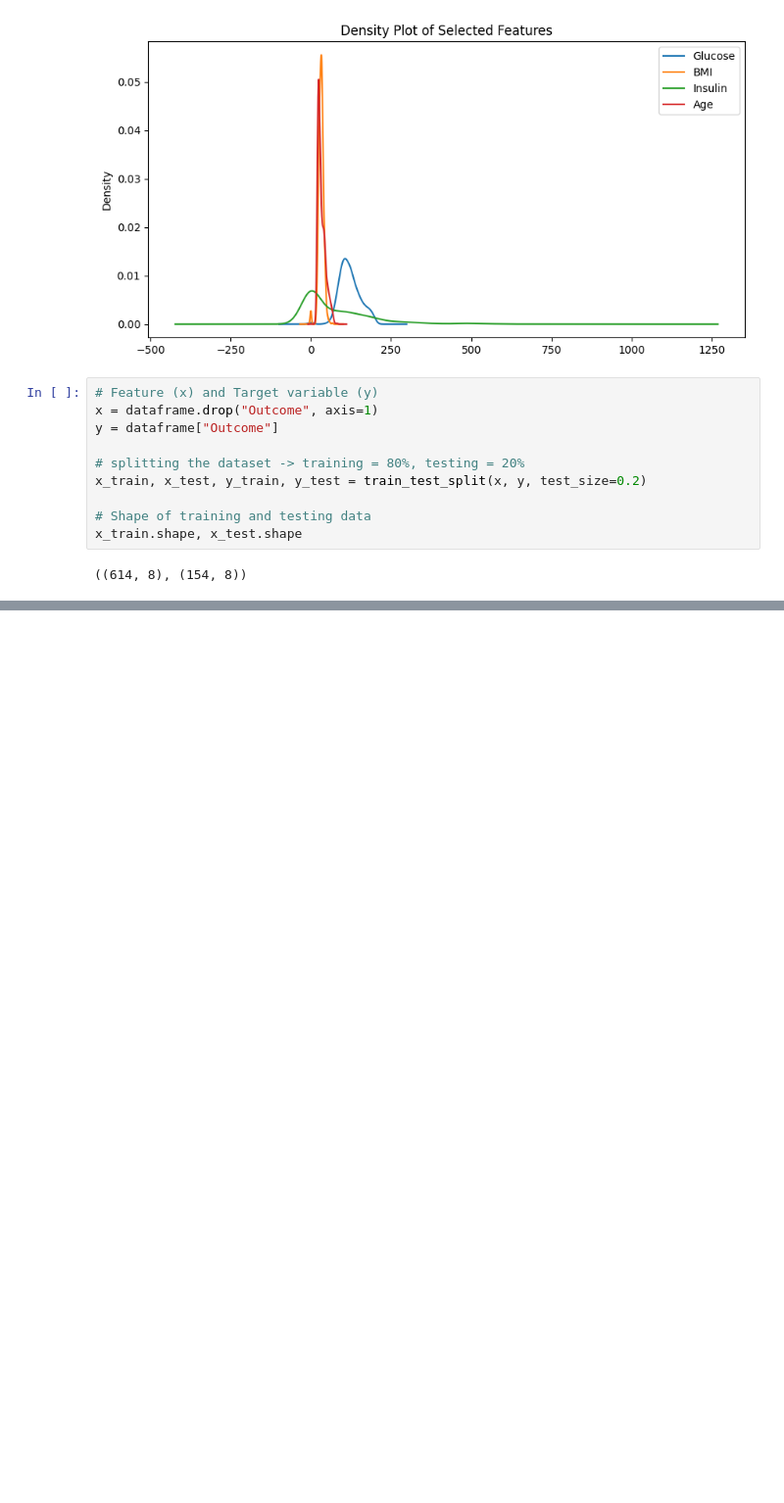
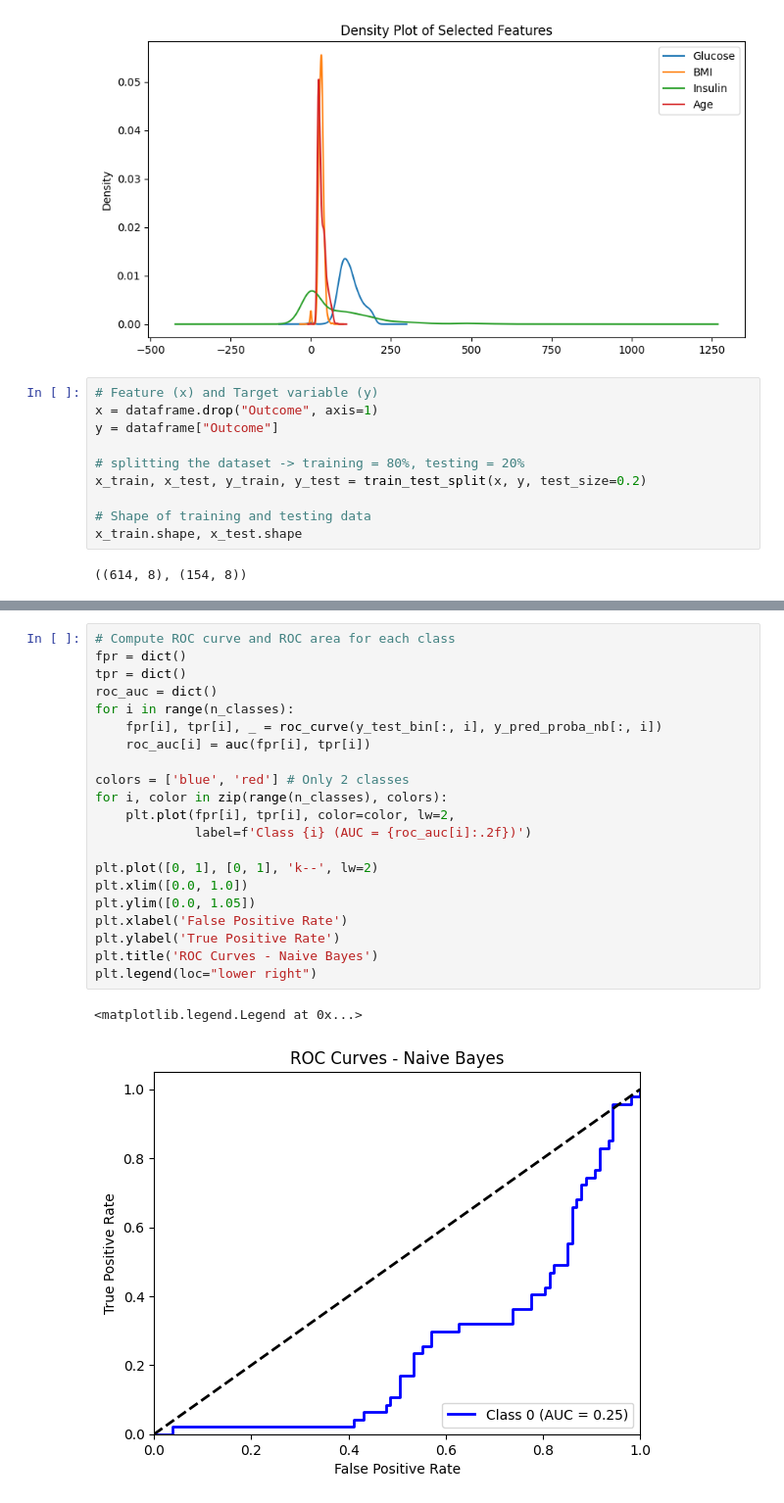
Before and after one commit to garvjain7/Chatbot, a Jupyter notebook: complete_college_ml_lab.ipynb, the cells around one changed output, grey strips where cells are left out. Shown at 98% size. Drawn from its saved outputs; the diff is of its cells as text; blank space fills up the shorter version.

```diff
--- a/complete_college_ml_lab.ipynb
+++ b/complete_college_ml_lab.ipynb
@@ -629,0 +794,24 @@ plt.show()
+# %%
+# Compute ROC curve and ROC area for each class
+fpr = dict()
+tpr = dict()
+roc_auc = dict()
+for i in range(n_classes):
+    fpr[i], tpr[i], _ = roc_curve(y_test_bin[:, i], y_pred_proba_nb[:, i])
+    roc_auc[i] = auc(fpr[i], tpr[i])
+
+colors = ['blue', 'red'] # Only 2 classes
+for i, color in zip(range(n_classes), colors):
+    plt.plot(fpr[i], tpr[i], color=color, lw=2,
+             label=f'Class {i} (AUC = {roc_auc[i]:.2f})')
+
+plt.plot([0, 1], [0, 1], 'k--', lw=2)
+plt.xlim([0.0, 1.0])
+plt.ylim([0.0, 1.05])
+plt.xlabel('False Positive Rate')
+plt.ylabel('True Positive Rate')
+plt.title('ROC Curves - Naive Bayes')
+plt.legend(loc="lower right")
+# %% [output]
+<matplotlib.legend.Legend at 0x...>
+[figure, added]
```
Also changed, not shown: parts of 18 cells of this notebook.
